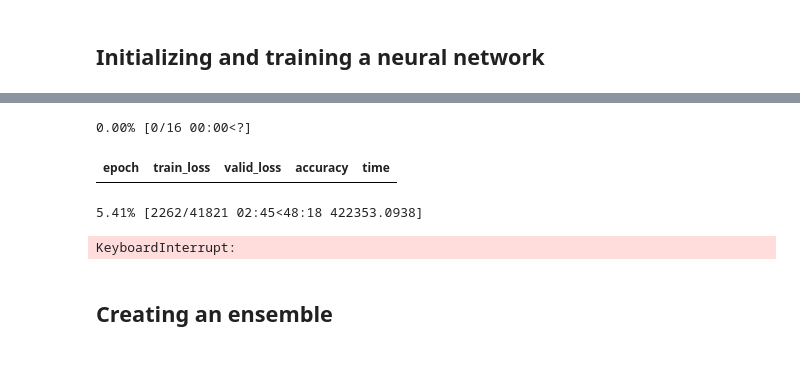
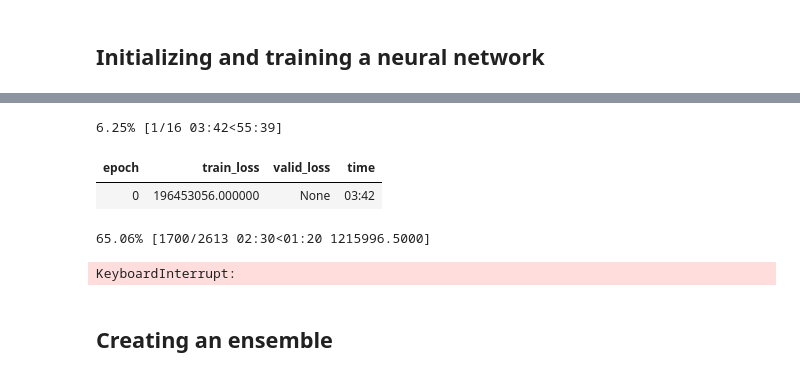
Before and after one commit to TomPham97/Kaggle-machine-learning, a Jupyter notebook: Time series exercises/fastai-implementation.ipynb, the cells around one changed output, grey strips where cells are left out. Drawn from its saved outputs; the diff is of its cells as text; code cells hidden in the pictures.

Commit message:
decrease epochs

```diff
--- a/Time series exercises/fastai-implementation.ipynb
+++ b/Time series exercises/fastai-implementation.ipynb
@@ -157,10 +157,11 @@ SuggestedLRs(slide=6.309573450380412e-07, valley=0.10000000149011612)
-# %%
-learn.fit(16, lr = 0.013176)
-# %% [output]
-0.00% [0/16 00:00<?]
-| epoch | train_loss | valid_loss | accuracy | time |
-5.41% [2262/41821 02:45<48:18 422353.0938]
-KeyboardInterrupt:
+# %%
+learn.fit_one_cycle(5, lr = 1)
+# %% [output]
+6.25% [1/16 03:42<55:39]
+| epoch | train_loss | valid_loss | time |
+| 0 | 196453056.000000 | None | 03:42 |
+65.06% [1700/2613 02:30<01:20 1215996.5000]
+KeyboardInterrupt:
 # %%
 learn.save('nn')
 # %%
```
Also changed, not shown: parts of 4 cells of this notebook.
